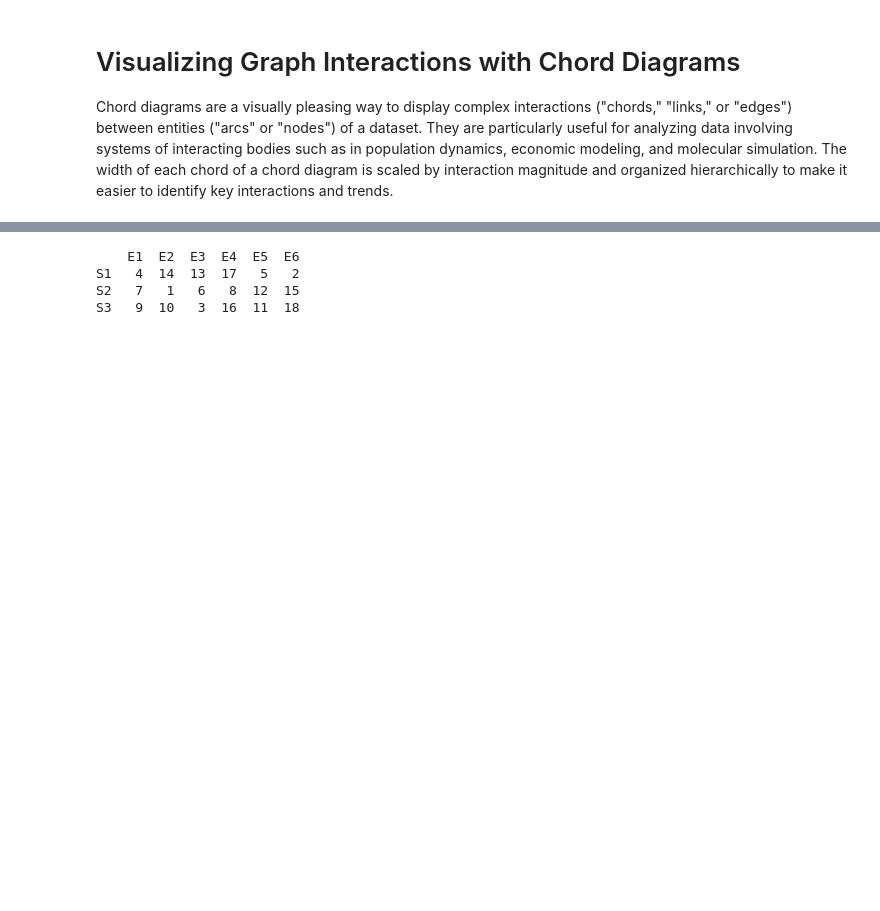
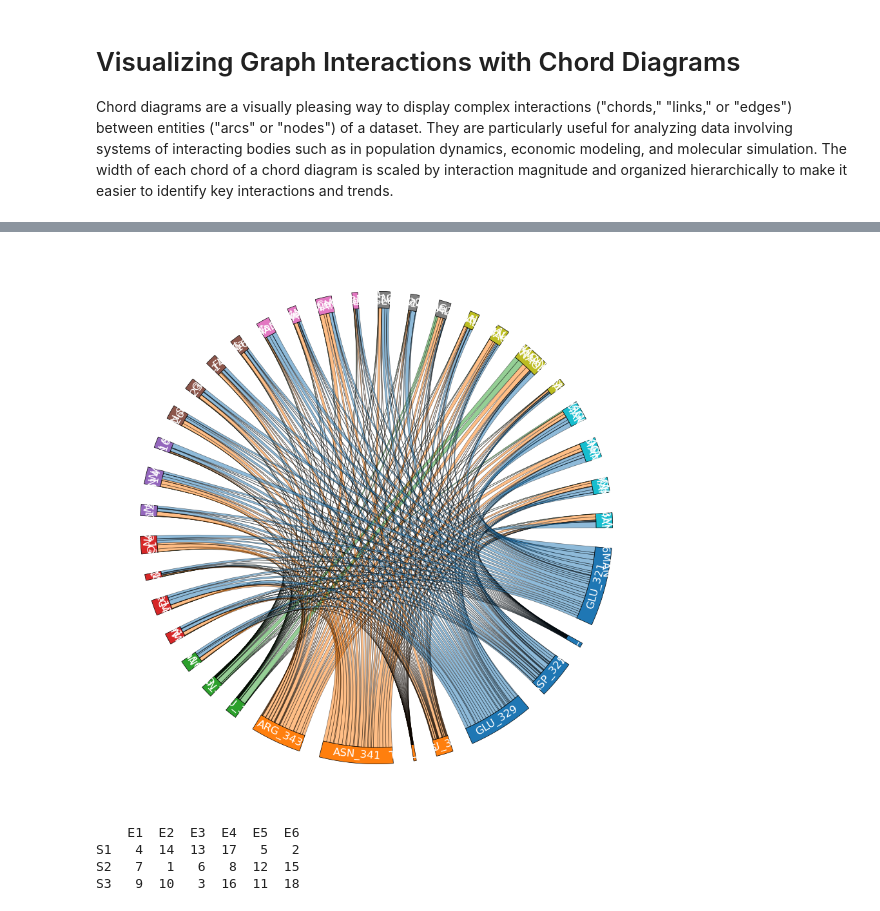
Before and after one commit to jkantorow/nucommlab-datavis-workshop, a Jupyter notebook: chord_diagrams.ipynb, the cells around one changed output, grey strips where cells are left out. Cells and saved outputs as stored; diff of their text form; code cells hidden in the pictures; blank space fills up the shorter version.

```diff
--- a/chord_diagrams.ipynb
+++ b/chord_diagrams.ipynb
@@ -14,3 +81,18 @@ df = pd.read_csv('dat/single_hmap_data.csv')
+# %%
+circos = Circos.chord_diagram(
+    df,
+    start=-265,
+    end=95,
+    space=5,
+    r_lim=(93, 100),
+    cmap="tab10",
+    label_kws=dict(r=94, size=12, color="white"),
+    link_kws=dict(ec="black", lw=0.5),
+)
+
+fig = circos.plotfig()
+# %% [output]
+[figure, added]
 # %%
 from pycirclize import Circos
 import pandas as pd
```
Also changed, not shown: parts of 5 cells of this notebook.
